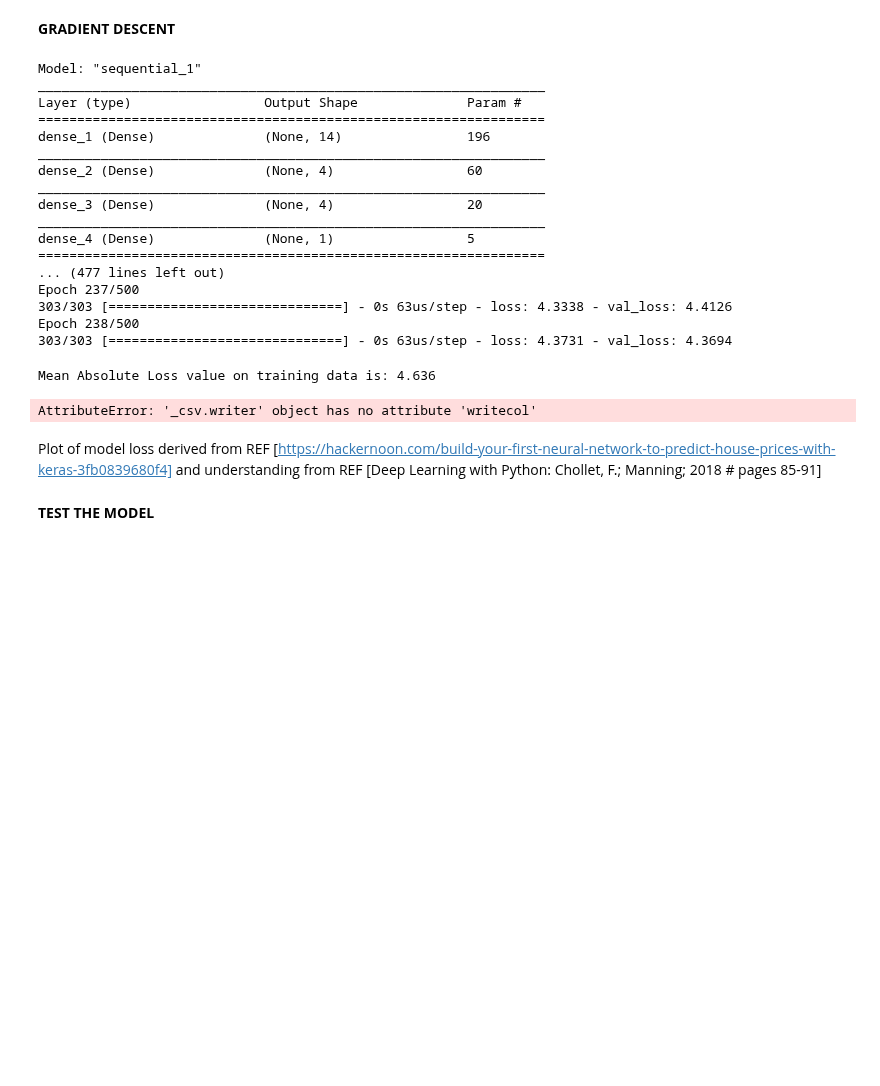
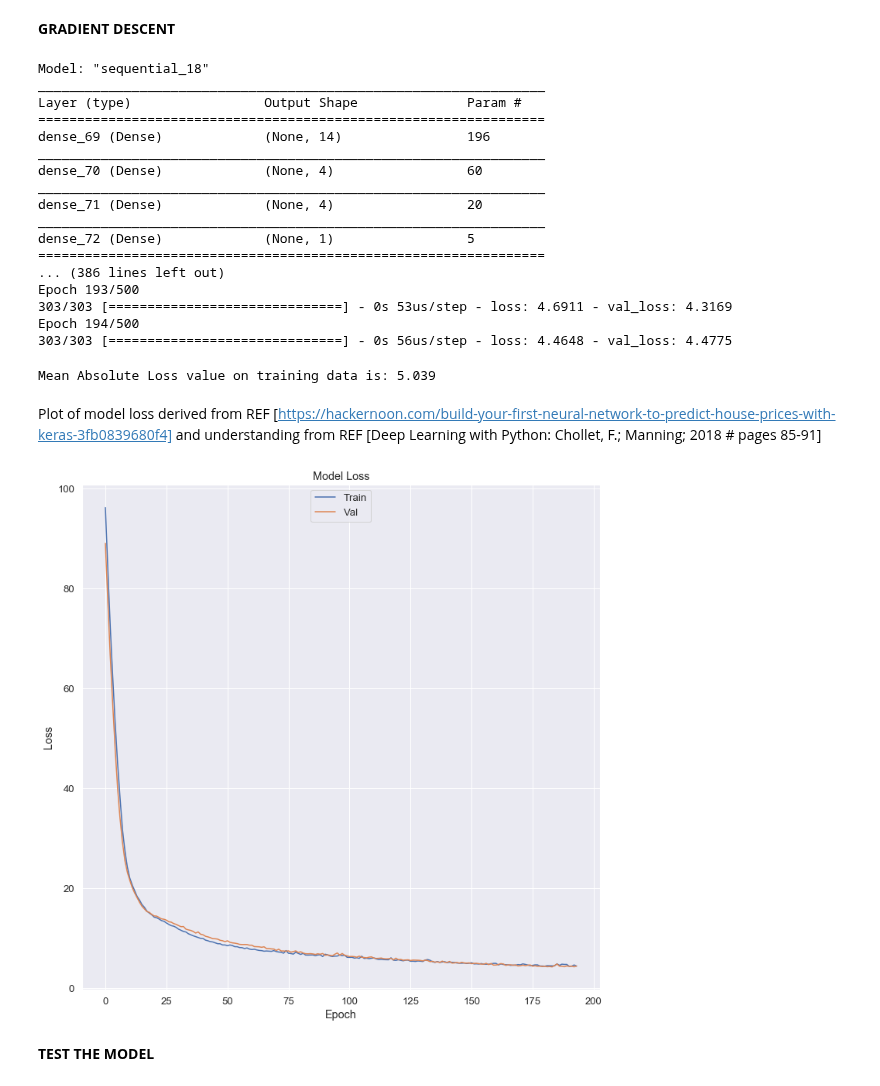
Before and after one commit to oreillyh/Machine-Learning-Statistics, a Jupyter notebook: MACHINE LEARNING AND STATISTICS PROJECT .ipynb, the cells around one changed output. Saved outputs shown, nothing was run; the diff lists cells and outputs as text; code cells hidden in the pictures; blank space fills up the shorter version.

Commit message:
some more experimentation with write to csv

```diff
--- a/MACHINE LEARNING AND STATISTICS PROJECT .ipynb
+++ b/MACHINE LEARNING AND STATISTICS PROJECT .ipynb
@@ -645,13 +645,13 @@ from keras.callbacks import CSVLogger
 early_stopping_monitor = EarlyStopping(patience=10)
 callbacks=[early_stopping_monitor]
 callbacks=[CSVLogger]
-
+callbacks=[history]
 
 # CSV Logger to save model metrics for comparison of each trial on different parameters if needed
-kr.callbacks.CSVLogger('training.csv', separator=',', append=True)
-csv_logger = CSVLogger('training.csv', separator=',', append=True)
-callbacks = list()
-callbacks.append(CSVLogger('training.csv'))
+#kr.callbacks.CSVLogger('training.csv', separator=',', append=True)
+#csv_logger = CSVLogger('training.csv', separator=',', append=True)
+#callbacks = list()
+#callbacks.append(CSVLogger('training.csv'))
 
 #K-Fold Validation method added
 #REF [https://intelligence-artificielle.agency/the-boston-housing-price-dataset/] and [Deep Learning in Python, Chollet]
@@ -690,28 +690,28 @@ inputs_train_white
 model=create_model()
 #hist = model.fit(x_train, y_train,epochs=1000, batch_size=10)
 #model.fit(x[train], y[train], epochs=150, batch_size=10, verbose=0)
-hist = model.fit(x_train, y_train, validation_split=0.25, epochs=500, batch_size=20, callbacks=[early_stopping_monitor, csv_logger])
+hist = model.fit(x_train, y_train, validation_split=0.25, epochs=500, batch_size=20, callbacks=[early_stopping_monitor, csv_logger, history])
 
 #Calculate the predictions on the test: set x_test
 preds = model.predict(x_test)
 # %% [output]
-Model: "sequential_1"
+Model: "sequential_18"
 _________________________________________________________________
 Layer (type)                 Output Shape              Param #
 =================================================================
-dense_1 (Dense)              (None, 14)                196
+dense_69 (Dense)             (None, 14)                196
 _________________________________________________________________
-dense_2 (Dense)              (None, 4)                 60
+dense_70 (Dense)             (None, 4)                 60
 _________________________________________________________________
-dense_3 (Dense)              (None, 4)                 20
+dense_71 (Dense)             (None, 4)                 20
 _________________________________________________________________
-dense_4 (Dense)              (None, 1)                 5
+dense_72 (Dense)             (None, 1)                 5
 =================================================================
-... (477 lines left out)
-Epoch 237/500
-303/303 [==============================] - 0s 63us/step - loss: 4.3338 - val_loss: 4.4126
-Epoch 238/500
-303/303 [==============================] - 0s 63us/step - loss: 4.3731 - val_loss: 4.3694
+... (386 lines left out)
+Epoch 193/500
+303/303 [==============================] - 0s 53us/step - loss: 4.6911 - val_loss: 4.3169
+Epoch 194/500
+303/303 [==============================] - 0s 56us/step - loss: 4.4648 - val_loss: 4.4775
 # %%
 #Evaluate the performance of the model - output the loss function on the training set
 #Loss changed to Mean Absolute as it is more relevent
@@ -719,32 +719,33 @@ Epoch 238/500
 model_eval = model.evaluate(x_train, y_train, verbose=0)
 
 print ("Mean Absolute Loss value on training data is:", float("{0:.3f}".format(model_eval)))
-
-#Save loss value to csv
-#Results = repr(model_eval)
-#import csv
-#fields = ['Loss','Result']
-#with open('results.csv', 'a', newline='') as csvfile:
-    #writer = csv.writer(csvfile, delimiter=' ')
-   # writer.writerow('Loss')
-    #writer.write(Results)
 # %% [output]
-Mean Absolute Loss value on training data is: 4.636
+Mean Absolute Loss value on training data is: 5.039
-AttributeError: '_csv.writer' object has no attribute 'writecol'
 # %% [markdown]
 Plot of model loss derived from REF [https://hackernoon.com/build-your-first-neural-network-to-predict-house-prices-with-keras-3fb0839680f4] and understanding from REF [Deep Learning with Python: Chollet, F.; Manning; 2018 # pages 85-91]
 # %%
 # REF [https://machinelearningmastery.com/display-deep-learning-model-training-history-in-keras/]
 
 plt.figure(figsize=(12, 12))
 # summarize history for loss
 plt.plot(hist.history["loss"])
 plt.plot(hist.history["val_loss"])
 plt.title("Model Loss")
 plt.ylabel("Loss")
 plt.xlabel("Epoch")
 plt.legend(["Train", "Val"], loc="upper center")
 plt.show()
+
+#Save loss value to csv
+Results = repr(model_eval)
+import csv
+#fields = ['Loss','Result']
+with open('results.csv', 'a', newline='') as csvfile:
+    writer = csv.writer(csvfile, delimiter=' ')
+    writer.writerow('Loss')
+    writer.writerow(Results)
+# %% [output]
+[figure, added]
 # %% [markdown]
 **TEST THE MODEL**
 # %% [markdown]
```
Also changed, not shown: parts of 7 cells of this notebook, 2 other files.
